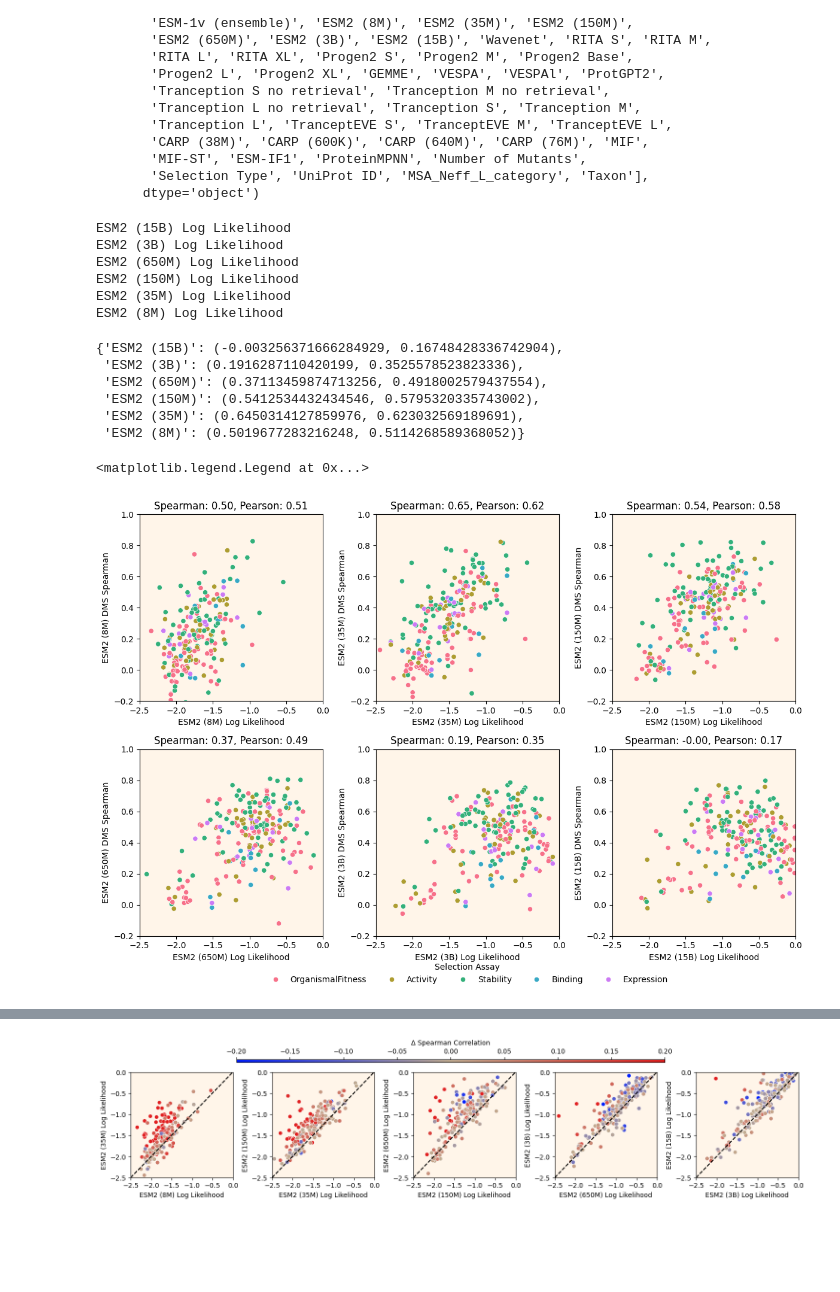
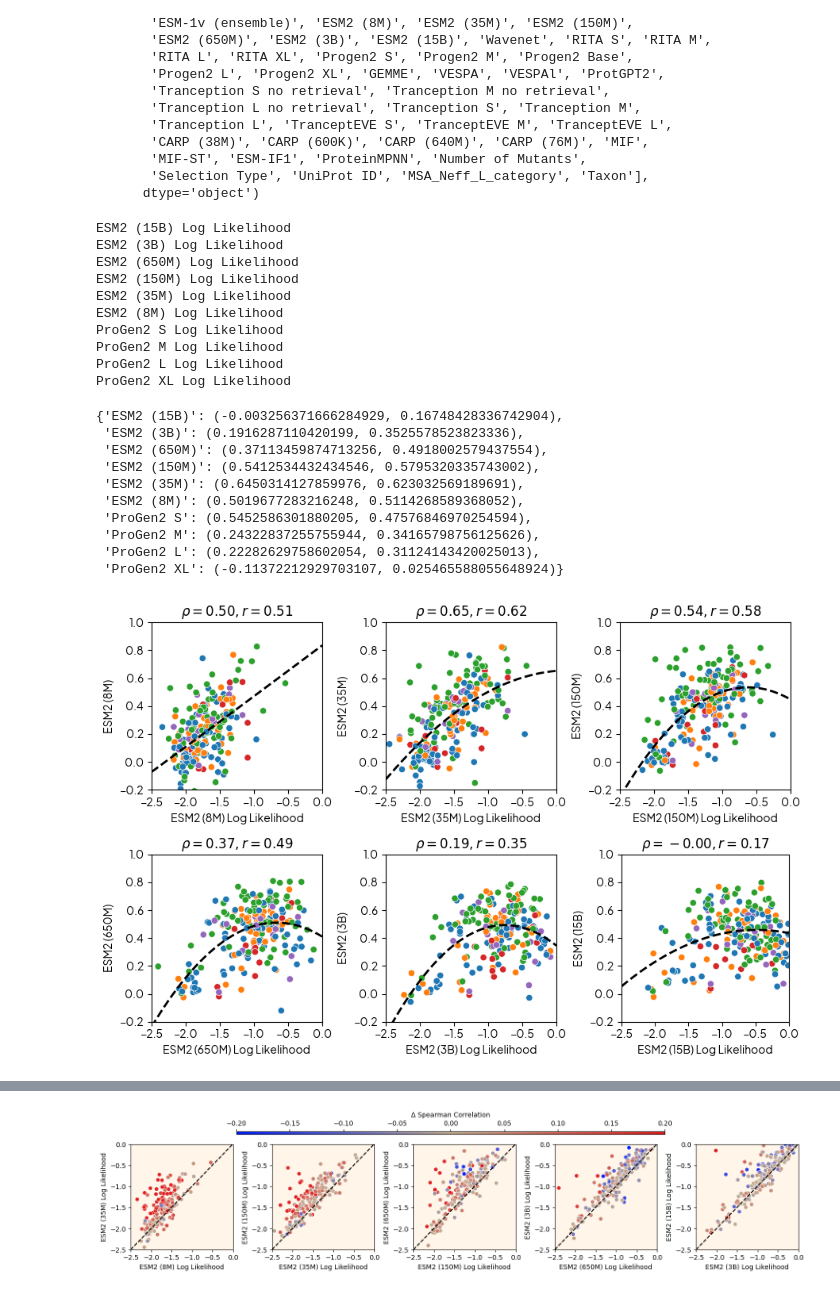
Before and after one commit to Zasder3/bio-if, a Jupyter notebook: experiments/dms/notebooks/dms_pppl.ipynb, the cells around one changed output, grey strips where cells are left out. Saved outputs shown, nothing was run; the diff lists cells and outputs as text; code cells hidden in the pictures; blank space fills up the shorter version.

```diff
--- a/experiments/dms/notebooks/dms_pppl.ipynb
+++ b/experiments/dms/notebooks/dms_pppl.ipynb
@@ -72,6 +79,10 @@ model_names = [
     ("facebook/esm2_t30_150M_UR50D", "ESM2 (150M) Log Likelihood"),
     ("facebook/esm2_t12_35M_UR50D", "ESM2 (35M) Log Likelihood"),
     ("facebook/esm2_t6_8M_UR50D", "ESM2 (8M) Log Likelihood"),
+    (None, "Progen2 S Log Likelihood"),
+    (None, "Progen2 M Log Likelihood"),
+    (None, "Progen2 L Log Likelihood"),
+    (None, "Progen2 XL Log Likelihood"),
 ]
 for hf_model_name, col_name in model_names:
     print(col_name)
@@ -126,6 +141,13 @@ Index(['DMS ID', 'Site-Independent', 'EVmutation', 'DeepSequence (single)',
        'MIF-ST', 'ESM-IF1', 'ProteinMPNN', 'Number of Mutants',
        'Selection Type', 'UniProt ID', 'MSA_Neff_L_category', 'Taxon'],
       dtype='object')
+# %%
+# change "OrganismalFitness" to "OrganismalFitness" when it appears in "Selection Type" column
+spearman_df.loc[spearman_df['Selection Type'] == "OrganismalFitness", 'Selection Type'] = "Organismal Fitness"
+# change any column name with "Progen2" in the name to "ProGen2"
+spearman_df.columns = spearman_df.columns.str.replace("Progen2", "ProGen2")
+# do the same for all_lls
+all_lls = {k.replace("Progen2", "ProGen2"): v for k, v in all_lls.items()}
 # %%
 for col_name in all_lls:
     spearman_df[col_name] = all_lls[col_name]
@@ -138,9 +160,10 @@ correlations = {}
 unique_tasks = spearman_df["Selection Type"].unique()
 for col_name in all_lls:
     print(col_name)
-    s = spearmanr(spearman_df[col_name], spearman_df[col_name[:col_name.find(')')+1]])
-    r = pearsonr(spearman_df[col_name], spearman_df[col_name[:col_name.find(')')+1]])
-    correlations[f"{col_name[:col_name.find(')')+1]}"] = (s.correlation, r.correlation)
+    ll_string = " Log Likelihood"
+    s = spearmanr(spearman_df[col_name], spearman_df[col_name[:col_name.find(ll_string)]])
+    r = pearsonr(spearman_df[col_name], spearman_df[col_name[:col_name.find(ll_string)]])
+    correlations[f"{col_name[:col_name.find(ll_string)]}"] = (s.correlation, r.correlation)
 # %% [output]
 ESM2 (15B) Log Likelihood
 ESM2 (3B) Log Likelihood
@@ -148,6 +171,10 @@ ESM2 (650M) Log Likelihood
 ESM2 (150M) Log Likelihood
 ESM2 (35M) Log Likelihood
 ESM2 (8M) Log Likelihood
+ProGen2 S Log Likelihood
+ProGen2 M Log Likelihood
+ProGen2 L Log Likelihood
+ProGen2 XL Log Likelihood
 # %%
 correlations
 # %% [output]
@@ -156,26 +183,39 @@ correlations
  'ESM2 (650M)': (0.37113459874713256, 0.4918002579437554),
  'ESM2 (150M)': (0.5412534432434546, 0.5795320335743002),
  'ESM2 (35M)': (0.6450314127859976, 0.623032569189691),
- 'ESM2 (8M)': (0.5019677283216248, 0.5114268589368052)}
+ 'ESM2 (8M)': (0.5019677283216248, 0.5114268589368052),
+ 'ProGen2 S': (0.5452586301880205, 0.47576846970254594),
+ 'ProGen2 M': (0.24322837255755944, 0.34165798756125626),
+ 'ProGen2 L': (0.22282629758602054, 0.31124143420025013),
+ 'ProGen2 XL': (-0.11372212929703107, 0.025465588055648924)}
+# %%
+esm_lls = {k: v for k, v in all_lls.items() if 'ESM2' in k}
+progen_lls = {k: v for k, v in all_lls.items() if 'ProGen2' in k}
 # %%
-s = 2/3
+s = 1/2
 plt.figure(figsize=(18 * s, 12 * s))
 # plot all 4 models side by side
-for i, col_name in enumerate(list(all_lls.keys())[::-1]):
+for i, col_name in enumerate(list(esm_lls.keys())[::-1]):
     plt.subplot(2, 3, i+1)
-    sns.scatterplot(data=spearman_df, x=col_name, y=col_name[:col_name.find(')')+1], hue="Selection Type")
+    sns.scatterplot(data=spearman_df, x=col_name, y=col_name[:col_name.find(ll_string)], hue="Selection Type")
     plt.xlim(-2.5, 0)
     plt.ylim(-0.2, 1)
-    plt.ylabel(f"{col_name[:col_name.find(')')+1]} DMS Spearman")
+    plt.ylabel(f"{col_name[:col_name.find(ll_string)]} DMS Spearman")
     plt.xlabel(col_name)
-    plt.title(f"Spearman: {correlations[col_name[:col_name.find(')')+1]][0]:.2f}, Pearson: {correlations[col_name[:col_name.find(')')+1]][1]:.2f}")
+    plt.title(f"$\\rho={correlations[col_name[:col_name.find(ll_string)]][0]:.2f}, r={correlations[col_name[:col_name.find(ll_string)]][1]:.2f}$")
     # hide the legend for all but the third plot
     plt.legend().remove()
+    sns.regplot(data=spearman_df, x=col_name, y=col_name[:col_name.find(')')+1],
+                scatter=False, color='black', order=2, ci=None, line_kws={'lw': 2, 'ls': '--'}, truncate=False,
+                label="Line of Best Fit")
+plt.gca().set_box_aspect(1)
 
 # add legend for whole figure
 plt.tight_layout()
-plt.subplot(2, 3, 5)
-plt.legend(title="Selection Assay", loc='center', bbox_to_anchor=(0.5, -0.2), ncol=6, frameon=False)
+# plt.subplot(2, 3, 5)
+# plt.legend(
+#     title="Selection Assay", loc='center', bbox_to_anchor=(0.5, -0.35), ncol=6, frameon=False)
+
+plt.savefig('fig2_a.svg')
 # %% [output]
-<matplotlib.legend.Legend at 0x...>
-[figure, old version]
+[figure, new version]
```
Also changed, not shown: parts of 9 cells of this notebook, 41 other files.
